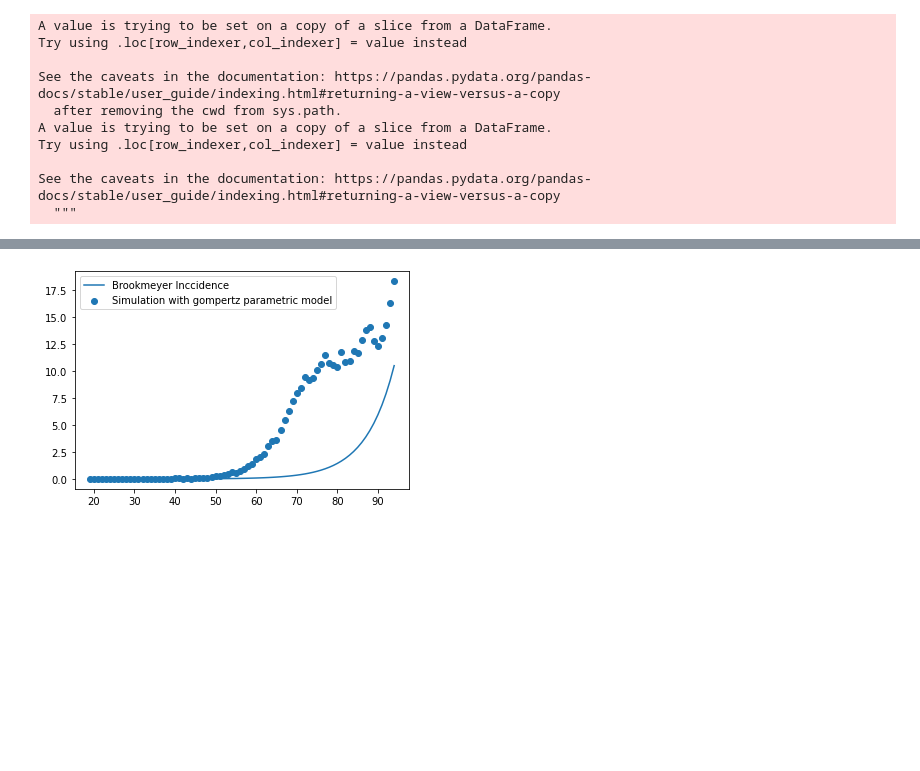
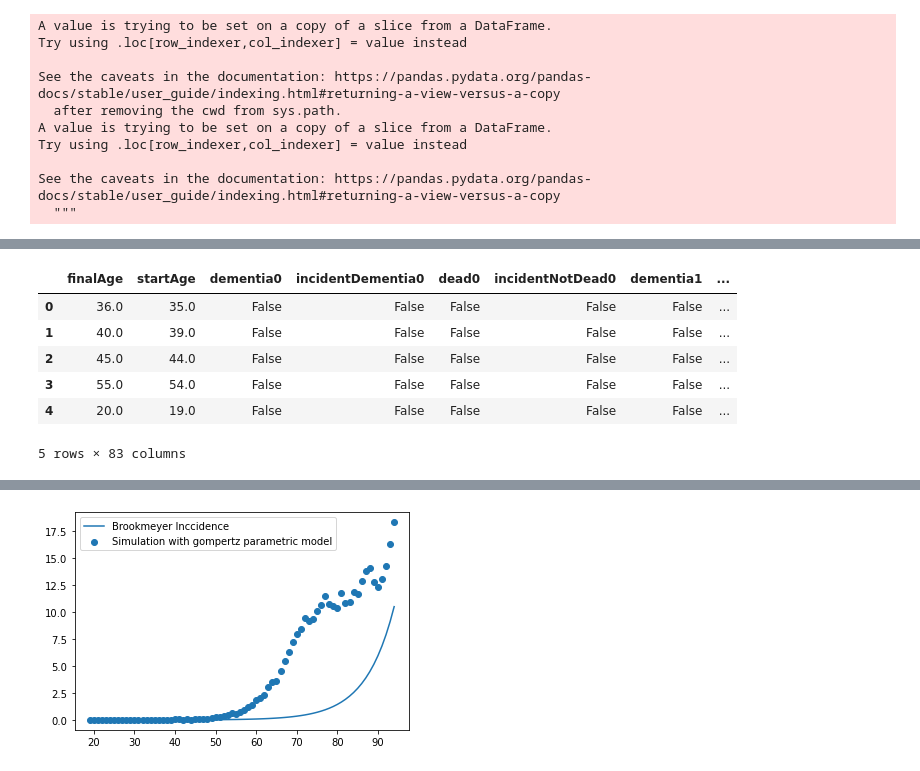
Before and after one commit to jburke5/microsimNHANES, a Jupyter notebook: testAndCalibrateDementiaModel.ipynb, the cells around one changed output, grey strips where cells are left out. Cells and saved outputs as stored; diff of their text form; code cells hidden in the pictures; blank space fills up the shorter version.

```diff
--- a/testAndCalibrateDementiaModel.ipynb
+++ b/testAndCalibrateDementiaModel.ipynb
@@ -101,4 +100,14 @@ True       548
 Name: dementia1, dtype: int64
+# %%
+combinedDF.head()
+# %% [output]
+|  | finalAge | startAge | dementia0 | incidentDementia0 | dead0 | incidentNotDead0 | dementia1 | ... |
+| 0 | 36.0 | 35.0 | False | False | False | False | False | ... |
+| 1 | 40.0 | 39.0 | False | False | False | False | False | ... |
+| 2 | 45.0 | 44.0 | False | False | False | False | False | ... |
+| 3 | 55.0 | 54.0 | False | False | False | False | False | ... |
+| 4 | 20.0 | 19.0 | False | False | False | False | False | ... |
+5 rows × 83 columns
 # %%
 combinedDF['id'] = combinedDF.index
 longDf = pd.wide_to_long(combinedDF, ["incidentDementia", "dead", "dementia", "incidentNotDead"], i="id", j="year")
```
Also changed, not shown: parts of 11 cells of this notebook.
